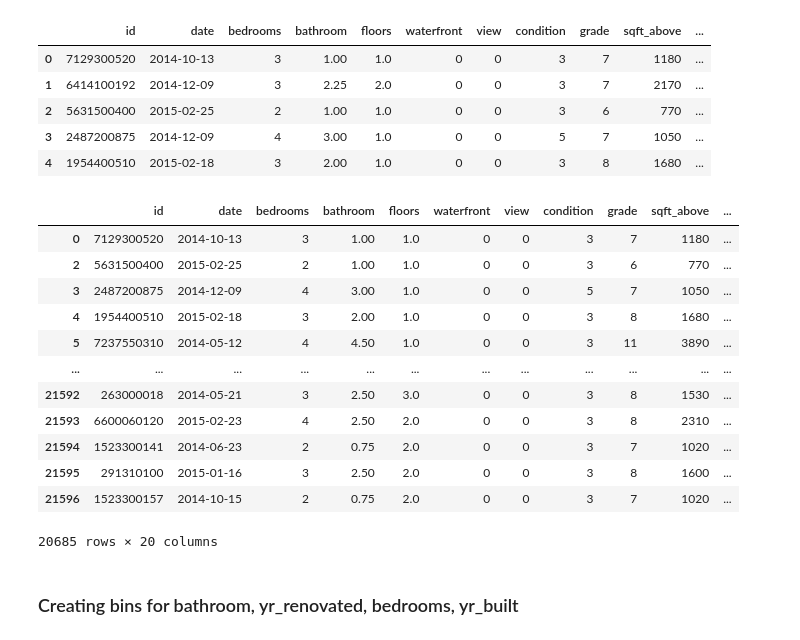
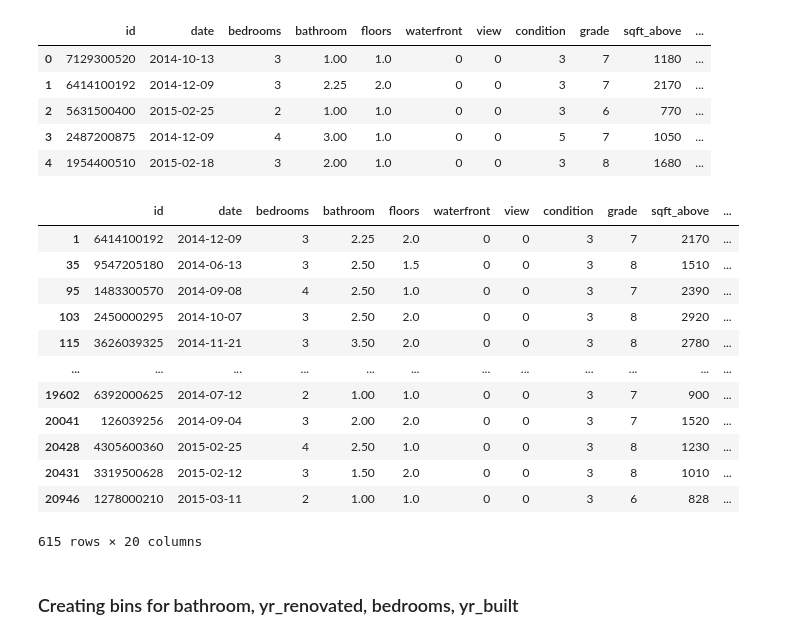
Before and after one commit to samcana/project_house, a Jupyter notebook: realestate_Sam_2ndVersion.ipynb, the cells around one changed output. Cells and saved outputs as stored; diff of their text form; code cells hidden in the pictures.

```diff
--- a/realestate_Sam_2ndVersion.ipynb
+++ b/realestate_Sam_2ndVersion.ipynb
@@ -226,22 +226,23 @@ cleandata.head()
 | 2 | 5631500400 | 2015-02-25 | 2 | 1.00 | 1.0 | 0 | 0 | 3 | 6 | 770 | ... |
 | 3 | 2487200875 | 2014-12-09 | 4 | 3.00 | 1.0 | 0 | 0 | 5 | 7 | 1050 | ... |
 | 4 | 1954400510 | 2015-02-18 | 3 | 2.00 | 1.0 | 0 | 0 | 3 | 8 | 1680 | ... |
-# %%
-cleandata[cleandata.renovation_bin_labels == 0]
-# %% [output]
-|  | id | date | bedrooms | bathroom | floors | waterfront | view | condition | grade | sqft_above | ... |
-| 0 | 7129300520 | 2014-10-13 | 3 | 1.00 | 1.0 | 0 | 0 | 3 | 7 | 1180 | ... |
-| 2 | 5631500400 | 2015-02-25 | 2 | 1.00 | 1.0 | 0 | 0 | 3 | 6 | 770 | ... |
-| 3 | 2487200875 | 2014-12-09 | 4 | 3.00 | 1.0 | 0 | 0 | 5 | 7 | 1050 | ... |
-| 4 | 1954400510 | 2015-02-18 | 3 | 2.00 | 1.0 | 0 | 0 | 3 | 8 | 1680 | ... |
-| 5 | 7237550310 | 2014-05-12 | 4 | 4.50 | 1.0 | 0 | 0 | 3 | 11 | 3890 | ... |
-| ... | ... | ... | ... | ... | ... | ... | ... | ... | ... | ... | ... |
-| 21592 | 263000018 | 2014-05-21 | 3 | 2.50 | 3.0 | 0 | 0 | 3 | 8 | 1530 | ... |
-| 21593 | 6600060120 | 2015-02-23 | 4 | 2.50 | 2.0 | 0 | 0 | 3 | 8 | 2310 | ... |
-| 21594 | 1523300141 | 2014-06-23 | 2 | 0.75 | 2.0 | 0 | 0 | 3 | 7 | 1020 | ... |
-| 21595 | 291310100 | 2015-01-16 | 3 | 2.50 | 2.0 | 0 | 0 | 3 | 8 | 1600 | ... |
-| 21596 | 1523300157 | 2014-10-15 | 2 | 0.75 | 2.0 | 0 | 0 | 3 | 7 | 1020 | ... |
-20685 rows × 20 columns
+# %%
+# then we can drop the year of renovation and renovation_bins
+cleandata[cleandata.renovation_bin_labels == 3]
+# %% [output]
+|  | id | date | bedrooms | bathroom | floors | waterfront | view | condition | grade | sqft_above | ... |
+| 1 | 6414100192 | 2014-12-09 | 3 | 2.25 | 2.0 | 0 | 0 | 3 | 7 | 2170 | ... |
+| 35 | 9547205180 | 2014-06-13 | 3 | 2.50 | 1.5 | 0 | 0 | 3 | 8 | 1510 | ... |
+| 95 | 1483300570 | 2014-09-08 | 4 | 2.50 | 1.0 | 0 | 0 | 3 | 7 | 2390 | ... |
+| 103 | 2450000295 | 2014-10-07 | 3 | 2.50 | 2.0 | 0 | 0 | 3 | 8 | 2920 | ... |
+| 115 | 3626039325 | 2014-11-21 | 3 | 3.50 | 2.0 | 0 | 0 | 3 | 8 | 2780 | ... |
+| ... | ... | ... | ... | ... | ... | ... | ... | ... | ... | ... | ... |
+| 19602 | 6392000625 | 2014-07-12 | 2 | 1.00 | 1.0 | 0 | 0 | 3 | 7 | 900 | ... |
+| 20041 | 126039256 | 2014-09-04 | 3 | 2.00 | 2.0 | 0 | 0 | 3 | 7 | 1520 | ... |
+| 20428 | 4305600360 | 2015-02-25 | 4 | 2.50 | 1.0 | 0 | 0 | 3 | 8 | 1230 | ... |
+| 20431 | 3319500628 | 2015-02-12 | 3 | 1.50 | 2.0 | 0 | 0 | 3 | 8 | 1010 | ... |
+| 20946 | 1278000210 | 2015-03-11 | 2 | 1.00 | 1.0 | 0 | 0 | 3 | 6 | 828 | ... |
+615 rows × 20 columns
 # %% [markdown]
 ### Creating bins for bathroom, yr_renovated, bedrooms, yr_built
 # %% [markdown]
```
Also changed, not shown: parts of 1 cell of this notebook, 1 other file.
